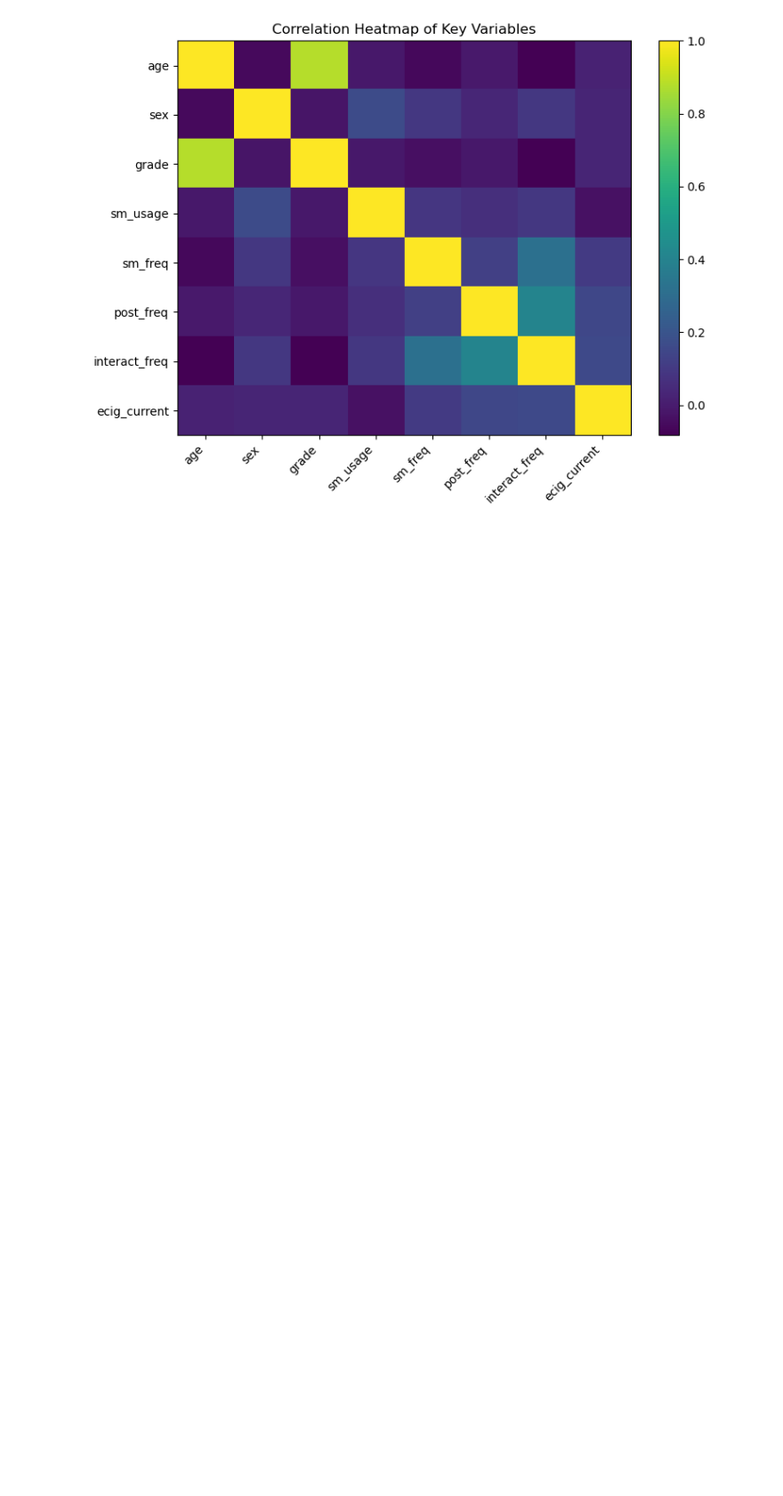
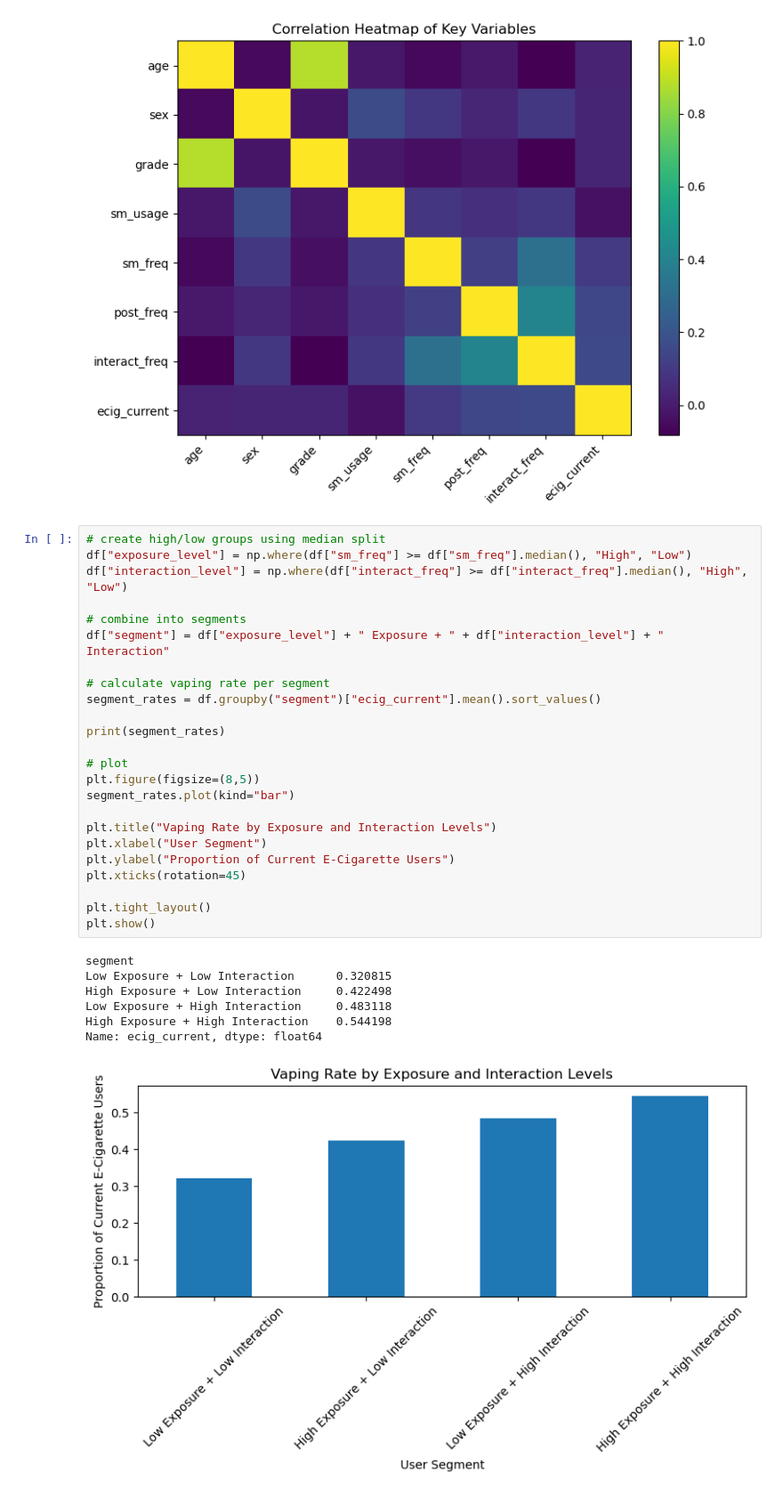
Before and after one commit to bberlinger13/ds4420-youth-vaping-analysis-project, a Jupyter notebook: python/EDA.ipynb, the cells around one changed output. Shown at 89% size. Drawn from its saved outputs; the diff is of its cells as text; blank space fills up the shorter version.

Commit message:
added one more interaction EDA plot

```diff
--- a/python/EDA.ipynb
+++ b/python/EDA.ipynb
@@ -279,3 +279,35 @@ post_freq              0.408         0.149
 interact_freq          1.000         0.156
 ecig_current           0.156         1.000
 [figure]
+# %%
+# create high/low groups using median split
+df["exposure_level"] = np.where(df["sm_freq"] >= df["sm_freq"].median(), "High", "Low")
+df["interaction_level"] = np.where(df["interact_freq"] >= df["interact_freq"].median(), "High", "Low")
+
+# combine into segments
+df["segment"] = df["exposure_level"] + " Exposure + " + df["interaction_level"] + " Interaction"
+
+# calculate vaping rate per segment
+segment_rates = df.groupby("segment")["ecig_current"].mean().sort_values()
+
+print(segment_rates)
+
+# plot
+plt.figure(figsize=(8,5))
+segment_rates.plot(kind="bar")
+
+plt.title("Vaping Rate by Exposure and Interaction Levels")
+plt.xlabel("User Segment")
+plt.ylabel("Proportion of Current E-Cigarette Users")
+plt.xticks(rotation=45)
+
+plt.tight_layout()
+plt.show()
+# %% [output]
+segment
+Low Exposure + Low Interaction      0.320815
+High Exposure + Low Interaction     0.422498
+Low Exposure + High Interaction     0.483118
+High Exposure + High Interaction    0.544198
+Name: ecig_current, dtype: float64
+[figure, added]
```
